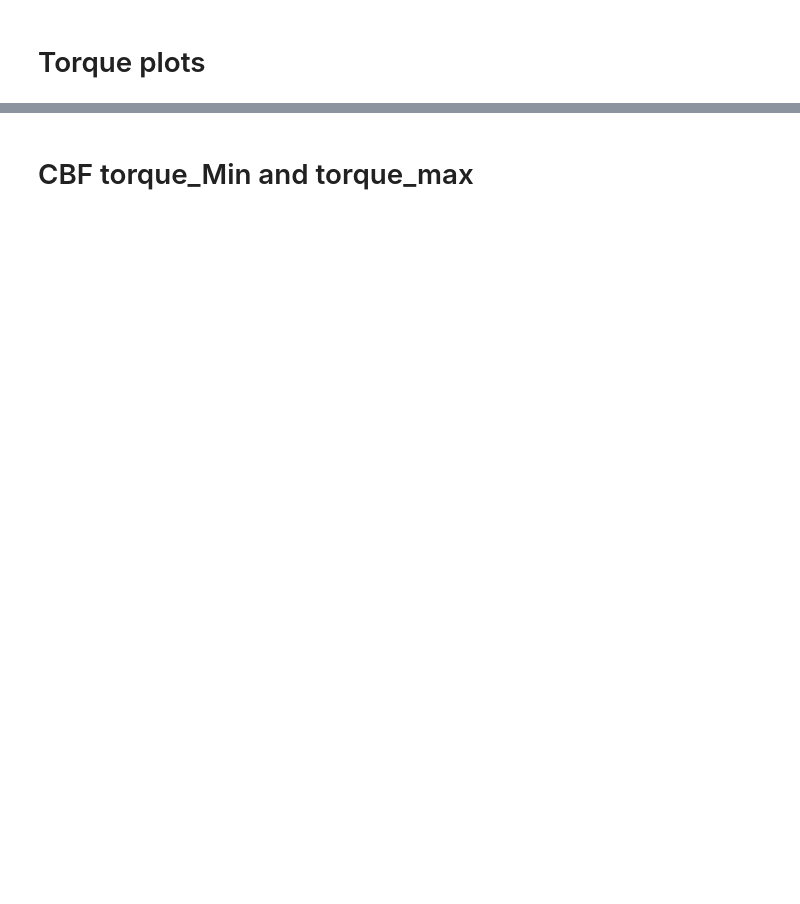
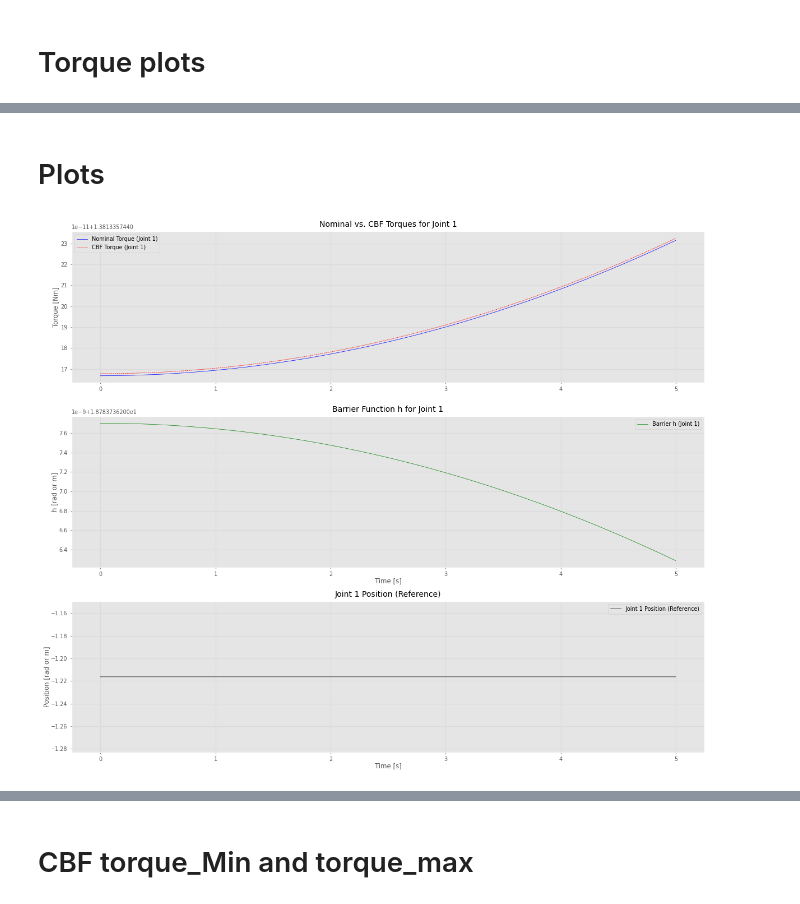
Before and after one commit to viktorsandersen/Thesis-sims, a Jupyter notebook: Admittance_controller_using_torque_actuators.ipynb, the cells around one changed output, grey strips where cells are left out. Saved outputs shown, nothing was run; the diff lists cells and outputs as text; code cells hidden in the pictures; blank space fills up the shorter version.

Commit message:
Admittance + trajectory CBFs torque, contact force

```diff
--- a/Admittance_controller_using_torque_actuators.ipynb
+++ b/Admittance_controller_using_torque_actuators.ipynb
@@ -743,0 +925,42 @@ plt.show()
+# %% [markdown]
+# Plots
+# %%
+# -------------------------------------------------------------------
+# Plotting: Nominal vs. CBF Torques and the Barrier Function h for Joint 1
+# -------------------------------------------------------------------
+time_array = np.array(time_log)
+
+plt.figure(figsize=(12, 10))
+
+# Plot nominal and CBF torques for Joint 1 (index 0)
+joint = 3
+plt.subplot(3, 1, 1)
+plt.plot(time_array, tau_nom_log[:, joint], 'b-', label='Nominal Torque (Joint 1)')
+plt.plot(time_array, tau_cbf_log[:, joint], 'r--', label='CBF Torque (Joint 1)')
+plt.ylabel('Torque [Nm]')
+plt.title('Nominal vs. CBF Torques for Joint 1')
+plt.legend()
+plt.grid(True)
+
+# Plot the barrier function for Joint 1: h = q - q_safe.
+plt.subplot(3, 1, 2)
+plt.plot(time_array, h_log[:, joint], 'g-', label='Barrier h (Joint 1)')
+plt.xlabel('Time [s]')
+plt.ylabel('h [rad or m]')
+plt.title('Barrier Function h for Joint 1')
+plt.legend()
+plt.grid(True)
+
+# For reference, plot Joint 1 position (assumed constant safe value)
+plt.subplot(3, 1, 3)
+plt.plot(time_array, ur5e.d.qpos[joint] * np.ones_like(time_array), 'k-', label='Joint 1 Position (Reference)')
+plt.xlabel('Time [s]')
+plt.ylabel('Position [rad or m]')
+plt.title('Joint 1 Position (Reference)')
+plt.legend()
+plt.grid(True)
+
+plt.tight_layout()
+plt.show()
+# %% [output]
+[figure, added]
```
Also changed, not shown: parts of 20 cells of this notebook.
